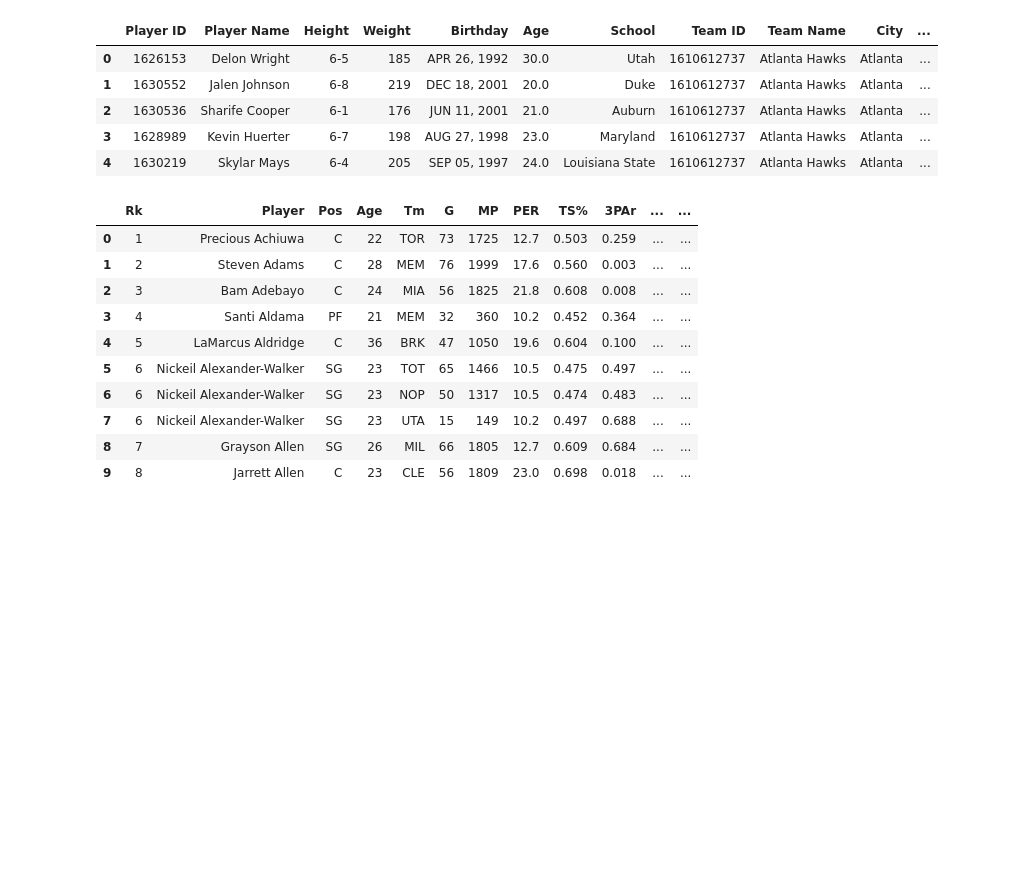
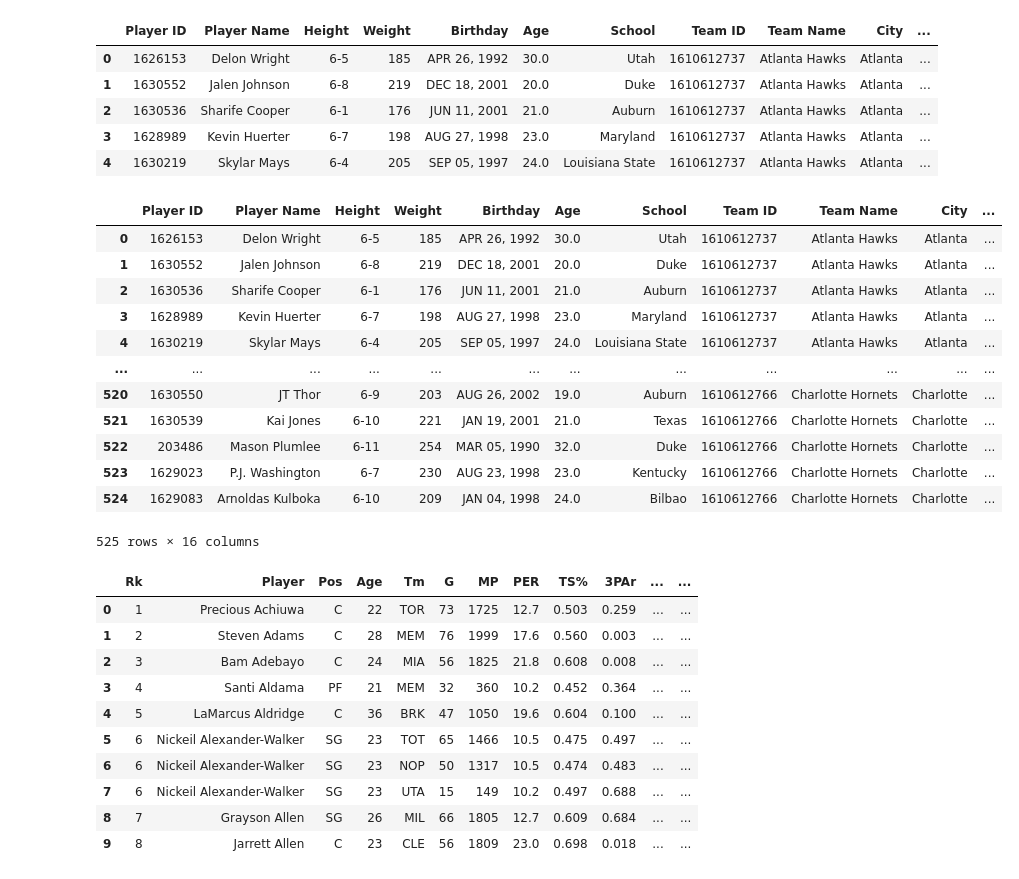
Before and after one commit to meeyoungPH/nba_superlatives, a Jupyter notebook: biometrics/biometrics_data.ipynb, the cells around one changed output. Cells and saved outputs as stored; diff of their text form; code cells hidden in the pictures; blank space fills up the shorter version.

Commit message:
updated outputs

```diff
--- a/biometrics/biometrics_data.ipynb
+++ b/biometrics/biometrics_data.ipynb
@@ -190,8 +170,8 @@ player_df
 506 rows × 8 columns
 # %%
 # merge tables
-teams_players_df = pd.merge(player_df,team_df,how='left',on='Team ID')
-teams_players_df.head()
+merged_df = pd.merge(player_df,team_df,how='left',on='Team ID')
+merged_df.head()
 # %% [output]
 |  | Player ID | Player Name | Height | Weight | Birthday | Age | School | Team ID | Team Name | City |
 | 0 | 1626153 | Delon Wright | 6-5 | 185 | APR 26, 1992 | 30.0 | Utah | 1610612737 | Atlanta Hawks | Atlanta |
@@ -201,10 +181,10 @@ teams_players_df.head()
 | 4 | 1630219 | Skylar Mays | 6-4 | 205 | SEP 05, 1997 | 24.0 | Louisiana State | 1610612737 | Atlanta Hawks | Atlanta |
 # %%
 # determine birth month
-b_month = teams_players_df['Birthday'].str.slice(0,3)
-teams_players_df['Birth Month'] = b_month
+b_month = merged_df['Birthday'].str.slice(0,3)
+merged_df['Birth Month'] = b_month
 
-teams_players_df.head()
+merged_df.head()
 # %% [output]
 |  | Player ID | Player Name | Height | Weight | Birthday | Age | School | Team ID | Team Name | City | ... |
 | 0 | 1626153 | Delon Wright | 6-5 | 185 | APR 26, 1992 | 30.0 | Utah | 1610612737 | Atlanta Hawks | Atlanta | ... |
@@ -212,6 +192,27 @@ teams_players_df.head()
 | 2 | 1630536 | Sharife Cooper | 6-1 | 176 | JUN 11, 2001 | 21.0 | Auburn | 1610612737 | Atlanta Hawks | Atlanta | ... |
 | 3 | 1628989 | Kevin Huerter | 6-7 | 198 | AUG 27, 1998 | 23.0 | Maryland | 1610612737 | Atlanta Hawks | Atlanta | ... |
 | 4 | 1630219 | Skylar Mays | 6-4 | 205 | SEP 05, 1997 | 24.0 | Louisiana State | 1610612737 | Atlanta Hawks | Atlanta | ... |
+# %%
+# merge combine/anthro data
+anthro_file = os.path.join('output/anthro.csv')
+anthro_df = pd.read_csv(anthro_file)
+
+teams_players_df = pd.merge(merged_df,anthro_df,how='left',left_on='Player Name',right_on='PLAYER_NAME')
+teams_players_df
+# %% [output]
+|  | Player ID | Player Name | Height | Weight | Birthday | Age | School | Team ID | Team Name | City | ... |
+| 0 | 1626153 | Delon Wright | 6-5 | 185 | APR 26, 1992 | 30.0 | Utah | 1610612737 | Atlanta Hawks | Atlanta | ... |
+| 1 | 1630552 | Jalen Johnson | 6-8 | 219 | DEC 18, 2001 | 20.0 | Duke | 1610612737 | Atlanta Hawks | Atlanta | ... |
+| 2 | 1630536 | Sharife Cooper | 6-1 | 176 | JUN 11, 2001 | 21.0 | Auburn | 1610612737 | Atlanta Hawks | Atlanta | ... |
+| 3 | 1628989 | Kevin Huerter | 6-7 | 198 | AUG 27, 1998 | 23.0 | Maryland | 1610612737 | Atlanta Hawks | Atlanta | ... |
+| 4 | 1630219 | Skylar Mays | 6-4 | 205 | SEP 05, 1997 | 24.0 | Louisiana State | 1610612737 | Atlanta Hawks | Atlanta | ... |
+| ... | ... | ... | ... | ... | ... | ... | ... | ... | ... | ... | ... |
+| 520 | 1630550 | JT Thor | 6-9 | 203 | AUG 26, 2002 | 19.0 | Auburn | 1610612766 | Charlotte Hornets | Charlotte | ... |
+| 521 | 1630539 | Kai Jones | 6-10 | 221 | JAN 19, 2001 | 21.0 | Texas | 1610612766 | Charlotte Hornets | Charlotte | ... |
+| 522 | 203486 | Mason Plumlee | 6-11 | 254 | MAR 05, 1990 | 32.0 | Duke | 1610612766 | Charlotte Hornets | Charlotte | ... |
+| 523 | 1629023 | P.J. Washington | 6-7 | 230 | AUG 23, 1998 | 23.0 | Kentucky | 1610612766 | Charlotte Hornets | Charlotte | ... |
+| 524 | 1629083 | Arnoldas Kulboka | 6-10 | 209 | JAN 04, 1998 | 24.0 | Bilbao | 1610612766 | Charlotte Hornets | Charlotte | ... |
+525 rows × 16 columns
 # %%
 # send file to csv
 teams_players_df.to_csv('output/teams_players_2021_2022.csv', index=False)
```
Also changed, not shown: parts of 3 cells of this notebook.
